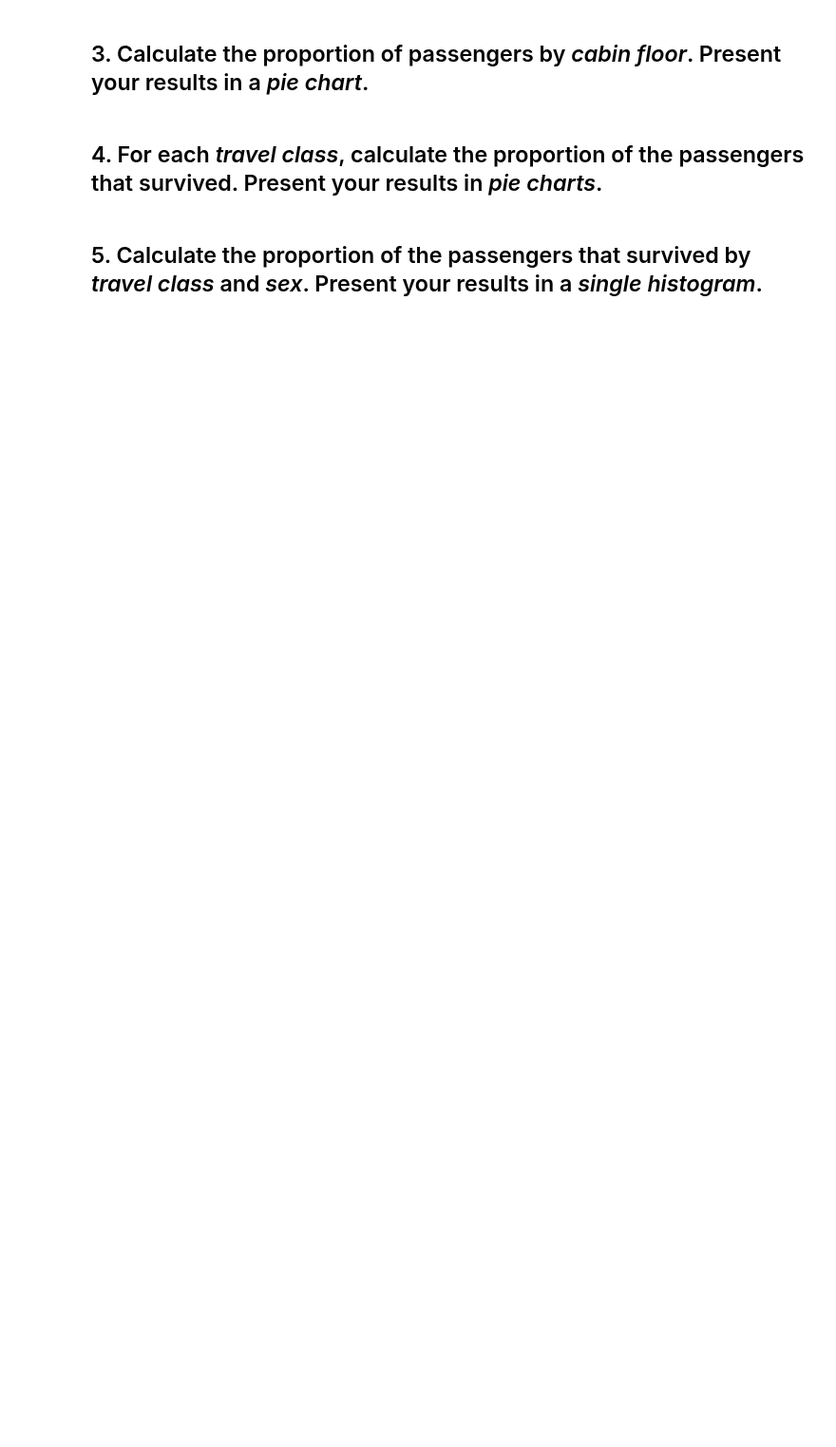
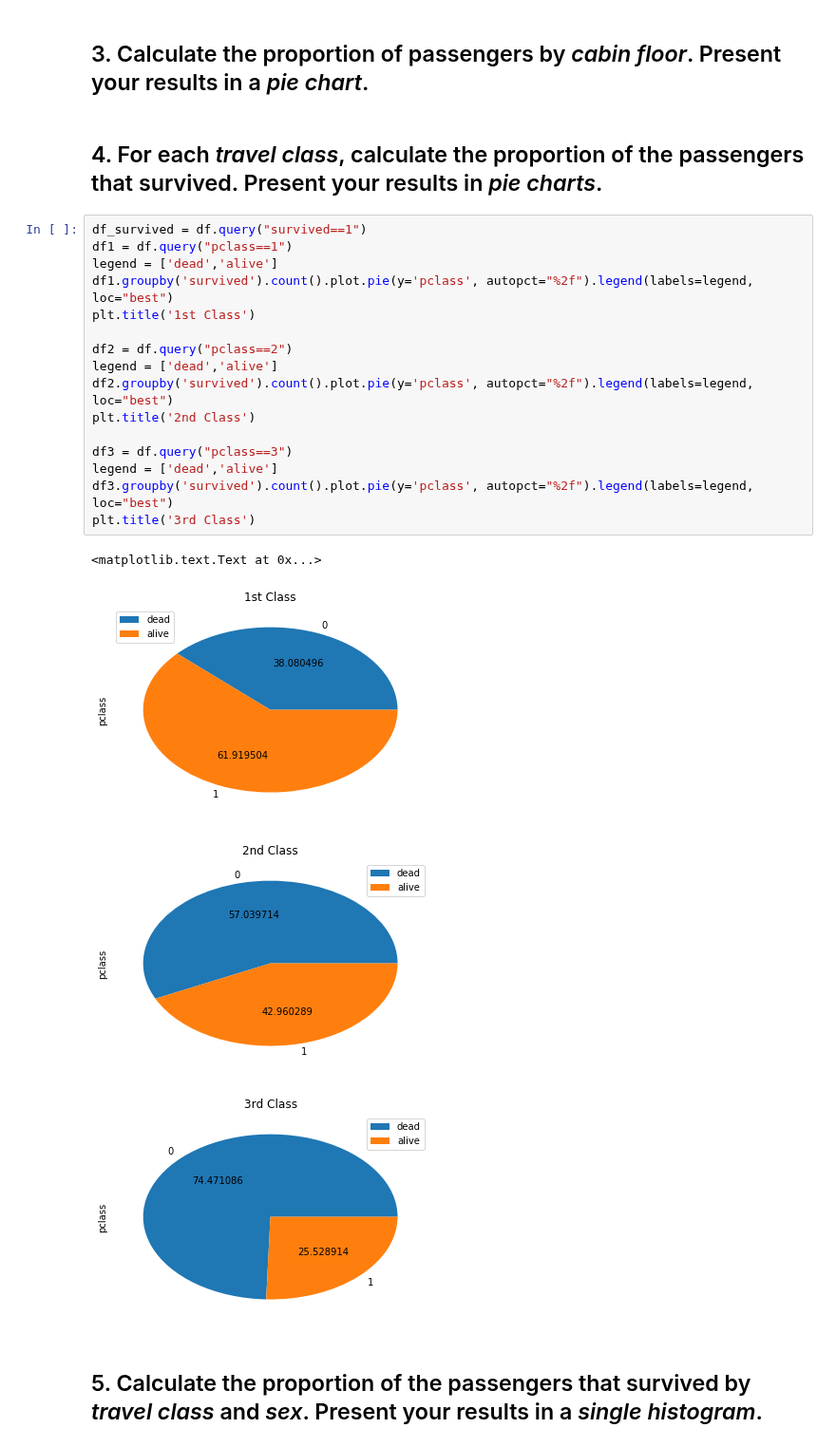
Before and after one commit to mosimann/ADA, a Jupyter notebook: Homework 1.ipynb, the cells around one changed output. Shown at 95% size. Saved outputs shown, nothing was run; the diff lists cells and outputs as text; blank space fills up the shorter version.

```diff
--- a/Homework 1.ipynb
+++ b/Homework 1.ipynb
@@ -390,5 +425,26 @@ array([[<matplotlib.axes._subplots.AxesSubplot object at 0x...>,
 ## 3. Calculate the proportion of passengers by _cabin floor_. Present your results in a _pie chart_.
 # %% [markdown]
 ## 4. For each _travel class_, calculate the proportion of the passengers that survived. Present your results in _pie charts_.
+# %%
+df_survived = df.query("survived==1")
+df1 = df.query("pclass==1")
+legend = ['dead','alive']
+df1.groupby('survived').count().plot.pie(y='pclass', autopct="%2f").legend(labels=legend, loc="best")
+plt.title('1st Class')
+
+df2 = df.query("pclass==2")
+legend = ['dead','alive']
+df2.groupby('survived').count().plot.pie(y='pclass', autopct="%2f").legend(labels=legend, loc="best")
+plt.title('2nd Class')
+
+df3 = df.query("pclass==3")
+legend = ['dead','alive']
+df3.groupby('survived').count().plot.pie(y='pclass', autopct="%2f").legend(labels=legend, loc="best")
+plt.title('3rd Class')
+# %% [output]
+<matplotlib.text.Text at 0x...>
+[figure, added]
+[figure, added]
+[figure, added]
 # %% [markdown]
 ## 5. Calculate the proportion of the passengers that survived by _travel class_ and _sex_. Present your results in a _single histogram_.
```
Also changed, not shown: parts of 9 cells of this notebook.
